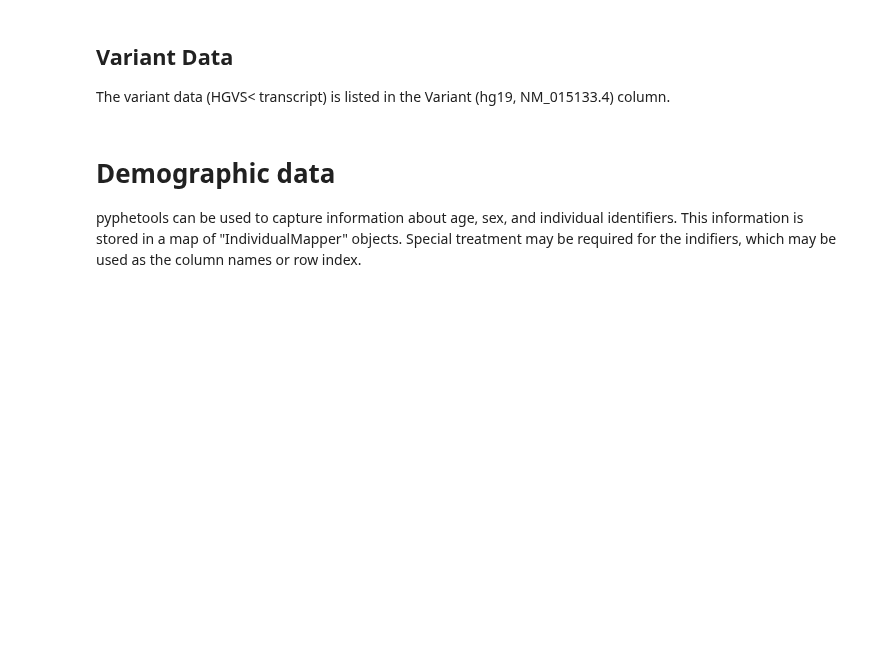
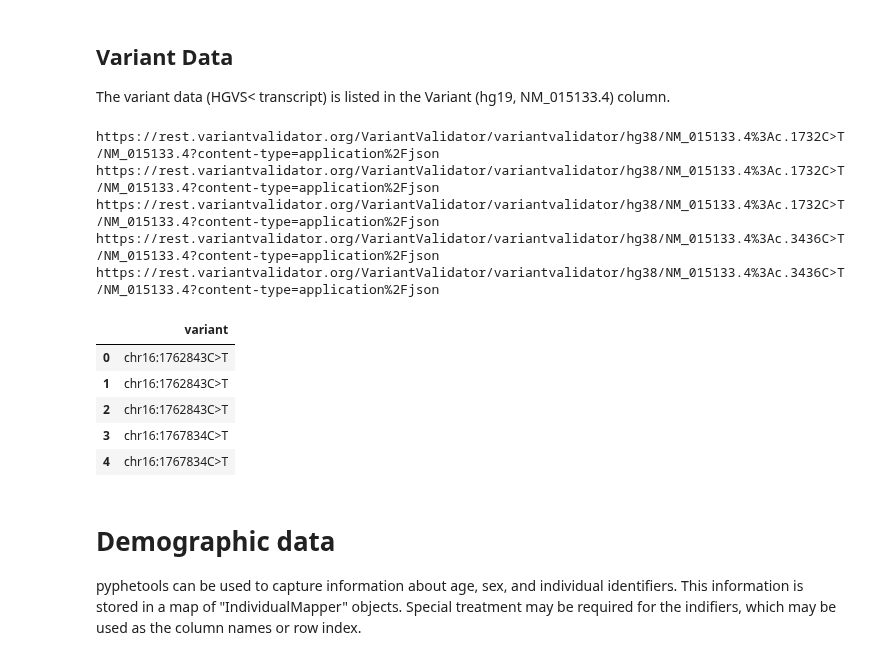
Before and after one commit to monarch-initiative/pyphetools, a Jupyter notebook: notebooks/Example_2_(columnwise_table)_MAPK8IP3.ipynb, the cells around one changed output. Saved outputs shown, nothing was run; the diff lists cells and outputs as text; code cells hidden in the pictures; blank space fills up the shorter version.

```diff
--- a/notebooks/Example_2_(columnwise_table)_MAPK8IP3.ipynb
+++ b/notebooks/Example_2_(columnwise_table)_MAPK8IP3.ipynb
@@ -322,11 +322,23 @@ column_mapper_d['Precocious puberty'] = precociousMapper
 # %%
 genome = 'hg38'
 transcript='NM_015133.4'
 varMapper = VariantColumnMapper(assembly=genome,
                                 column_name='Variant (hg19, NM_015133.4)',
                                 transcript=transcript,
                                 default_genotype='heterozygous')
-#varMapper.preview_column(dft['Variant (hg19, NM_015133.4)'])
+varMapper.preview_column(dft['Variant (hg19, NM_015133.4)'])
+# %% [output]
+https://rest.variantvalidator.org/VariantValidator/variantvalidator/hg38/NM_015133.4%3Ac.1732C>T/NM_015133.4?content-type=application%2Fjson
+https://rest.variantvalidator.org/VariantValidator/variantvalidator/hg38/NM_015133.4%3Ac.1732C>T/NM_015133.4?content-type=application%2Fjson
+https://rest.variantvalidator.org/VariantValidator/variantvalidator/hg38/NM_015133.4%3Ac.1732C>T/NM_015133.4?content-type=application%2Fjson
+https://rest.variantvalidator.org/VariantValidator/variantvalidator/hg38/NM_015133.4%3Ac.3436C>T/NM_015133.4?content-type=application%2Fjson
+https://rest.variantvalidator.org/VariantValidator/variantvalidator/hg38/NM_015133.4%3Ac.3436C>T/NM_015133.4?content-type=application%2Fjson
+|  | variant |
+| 0 | chr16:1762843C>T |
+| 1 | chr16:1762843C>T |
+| 2 | chr16:1762843C>T |
+| 3 | chr16:1767834C>T |
+| 4 | chr16:1767834C>T |
 # %% [markdown]
 <h1>Demographic data</h1>
 <p>pyphetools can be used to capture information about age, sex, and individual identifiers. This information is stored in a map of "IndividualMapper" objects. Special treatment may be required for the indifiers, which may be used as the column names or row index.</p>
```
Also changed, not shown: parts of 7 cells of this notebook, 5 other files.
